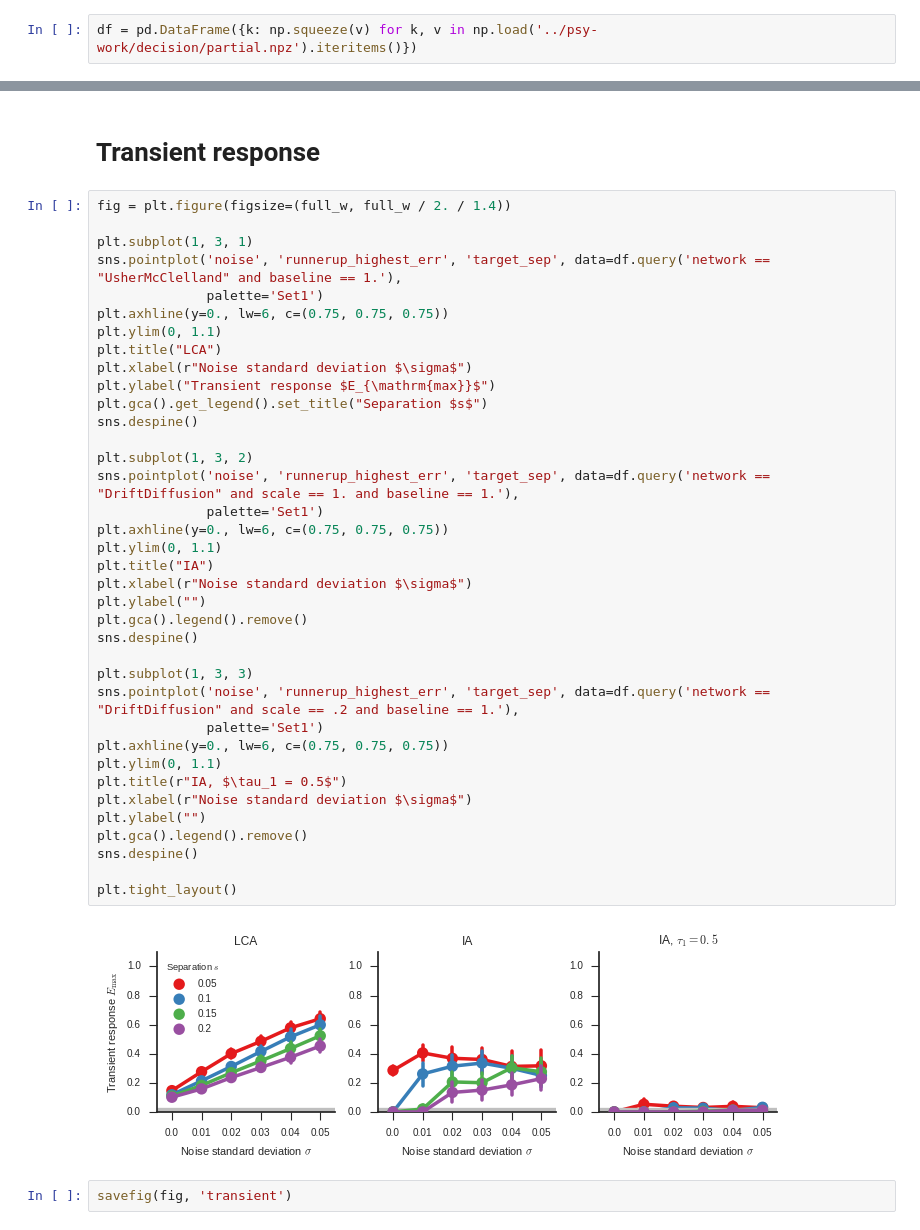
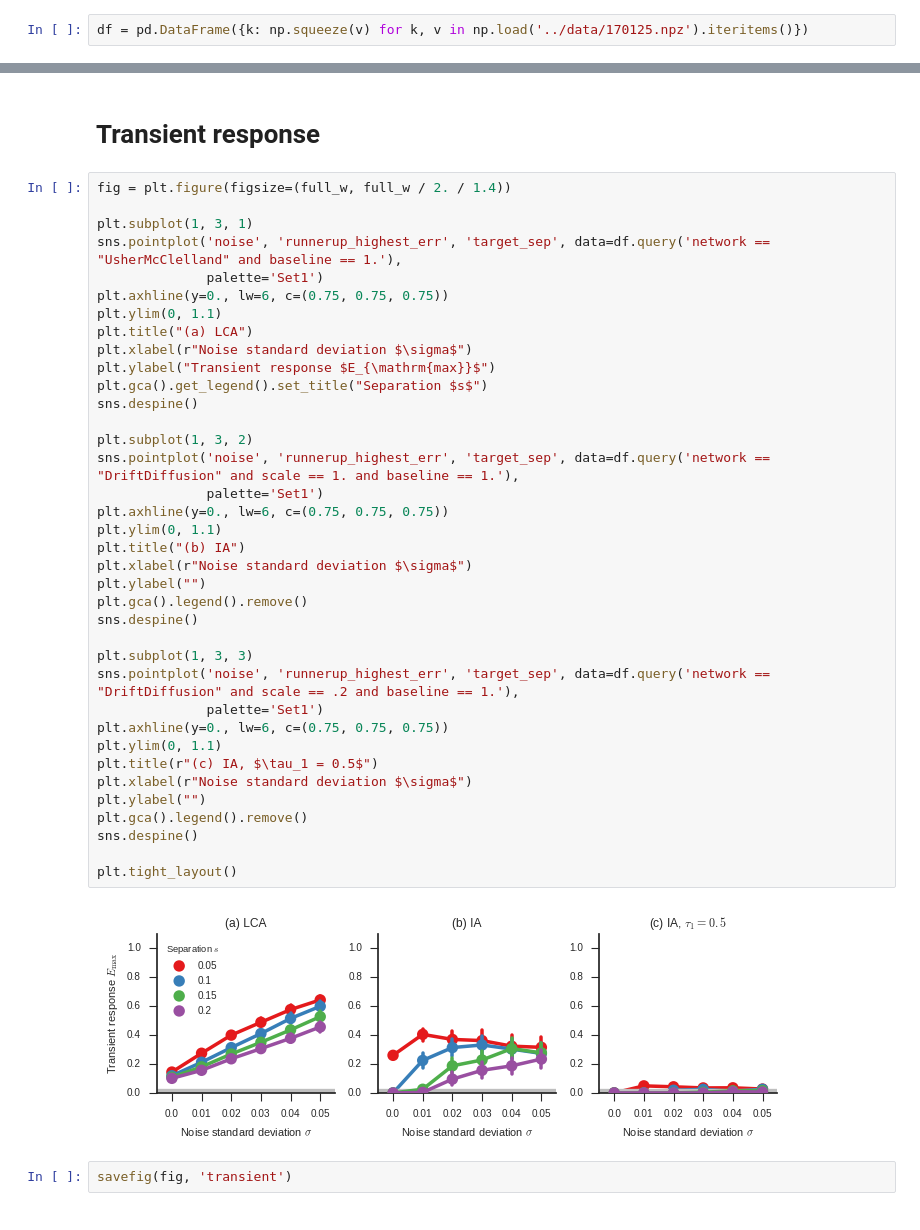
Before and after one commit to ctn-waterloo/cogsci17-decide, a Jupyter notebook: notebooks/Data based plots.ipynb, the cells around one changed output, grey strips where cells are left out. Drawn from its saved outputs; the diff is of its cells as text.

```diff
--- a/notebooks/Data based plots.ipynb
+++ b/notebooks/Data based plots.ipynb
@@ -20,7 +20,7 @@ def plot_optimum_line(ax, y):
 # %% [markdown]
 # Load data and do some preprocessing
 # %%
-df = pd.DataFrame({k: np.squeeze(v) for k, v in np.load('../psy-work/decision/partial.npz').iteritems()})
+df = pd.DataFrame({k: np.squeeze(v) for k, v in np.load('../data/170125.npz').iteritems()})
 # %%
 abbrev = {'UsherMcClelland': 'UMcC', 'DriftDiffusion': 'DD'}
 df['condition'] = df.apply(lambda x: '{}, {}, {}'.format(
@@ -147,36 +147,36 @@ sns.pointplot('noise', 'runnerup_highest_err', 'target_sep', data=df.query('netw
               palette='Set1')
 plt.axhline(y=0., lw=6, c=(0.75, 0.75, 0.75))
 plt.ylim(0, 1.1)
-plt.title("LCA")
+plt.title("(a) LCA")
 plt.xlabel(r"Noise standard deviation $\sigma$")
 plt.ylabel("Transient response $E_{\mathrm{max}}$")
 plt.gca().get_legend().set_title("Separation $s$")
 sns.despine()
 
 plt.subplot(1, 3, 2)
 sns.pointplot('noise', 'runnerup_highest_err', 'target_sep', data=df.query('network == "DriftDiffusion" and scale == 1. and baseline == 1.'),
               palette='Set1')
 plt.axhline(y=0., lw=6, c=(0.75, 0.75, 0.75))
 plt.ylim(0, 1.1)
-plt.title("IA")
+plt.title("(b) IA")
 plt.xlabel(r"Noise standard deviation $\sigma$")
 plt.ylabel("")
 plt.gca().legend().remove()
 sns.despine()
 
 plt.subplot(1, 3, 3)
 sns.pointplot('noise', 'runnerup_highest_err', 'target_sep', data=df.query('network == "DriftDiffusion" and scale == .2 and baseline == 1.'),
               palette='Set1')
 plt.axhline(y=0., lw=6, c=(0.75, 0.75, 0.75))
 plt.ylim(0, 1.1)
-plt.title(r"IA, $\tau_1 = 0.5$")
+plt.title(r"(c) IA, $\tau_1 = 0.5$")
 plt.xlabel(r"Noise standard deviation $\sigma$")
 plt.ylabel("")
 plt.gca().legend().remove()
 sns.despine()
 
 plt.tight_layout()
 # %% [output]
-[figure, old version]
+[figure, new version]
 # %%
 savefig(fig, 'transient')
```
Also changed, not shown: parts of 5 cells of this notebook, 5 other files.
